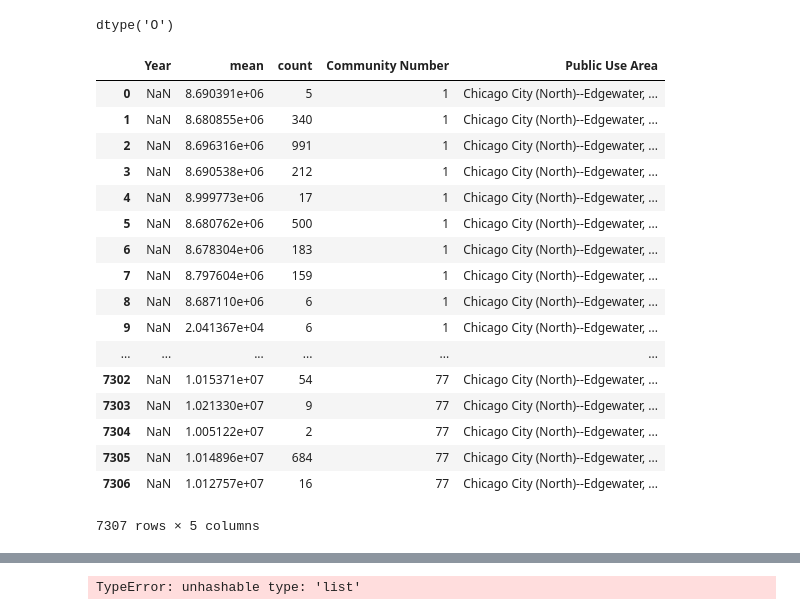
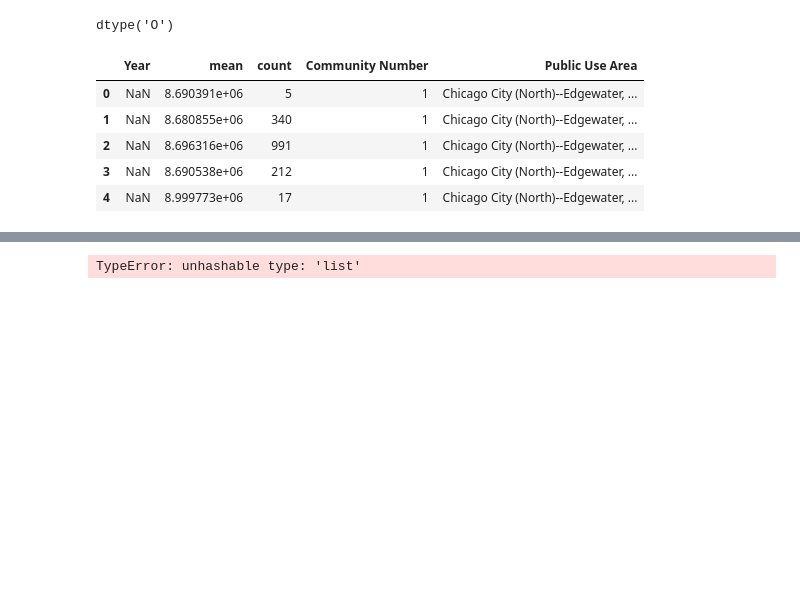
Before and after one commit to MariaSorensen/Colorama, a Jupyter notebook: Chicago_Crime.ipynb, the cells around one changed output, grey strips where cells are left out. Saved outputs shown, nothing was run; the diff lists cells and outputs as text; code cells hidden in the pictures; blank space fills up the shorter version.

```diff
--- a/Chicago_Crime.ipynb
+++ b/Chicago_Crime.ipynb
@@ -202,26 +178,14 @@ Crime_Summary_df['Public Use Area'].dtype
 # %% [output]
 dtype('O')
 # %%
-Crime_Summary_df
+Crime_Summary_df.head()
 # %% [output]
 |  | Year | mean | count | Community Number | Public Use Area |
 | 0 | NaN | 8.690391e+06 | 5 | 1 | Chicago City (North)--Edgewater, ... |
 | 1 | NaN | 8.680855e+06 | 340 | 1 | Chicago City (North)--Edgewater, ... |
 | 2 | NaN | 8.696316e+06 | 991 | 1 | Chicago City (North)--Edgewater, ... |
 | 3 | NaN | 8.690538e+06 | 212 | 1 | Chicago City (North)--Edgewater, ... |
 | 4 | NaN | 8.999773e+06 | 17 | 1 | Chicago City (North)--Edgewater, ... |
-| 5 | NaN | 8.680762e+06 | 500 | 1 | Chicago City (North)--Edgewater, ... |
-| 6 | NaN | 8.678304e+06 | 183 | 1 | Chicago City (North)--Edgewater, ... |
-| 7 | NaN | 8.797604e+06 | 159 | 1 | Chicago City (North)--Edgewater, ... |
-| 8 | NaN | 8.687110e+06 | 6 | 1 | Chicago City (North)--Edgewater, ... |
-| 9 | NaN | 2.041367e+04 | 6 | 1 | Chicago City (North)--Edgewater, ... |
-| ... | ... | ... | ... | ... | ... |
-| 7302 | NaN | 1.015371e+07 | 54 | 77 | Chicago City (North)--Edgewater, ... |
-| 7303 | NaN | 1.021330e+07 | 9 | 77 | Chicago City (North)--Edgewater, ... |
-| 7304 | NaN | 1.005122e+07 | 2 | 77 | Chicago City (North)--Edgewater, ... |
-| 7305 | NaN | 1.014896e+07 | 684 | 77 | Chicago City (North)--Edgewater, ... |
-| 7306 | NaN | 1.012757e+07 | 16 | 77 | Chicago City (North)--Edgewater, ... |
-7307 rows × 5 columns
 # %%
 population_path = "C:/Users/Maria/Documents/Colorama - Copy/MariaProject1/Resources/Illinois_Population.csv"
 
```
Also changed, not shown: parts of 4 cells of this notebook.
